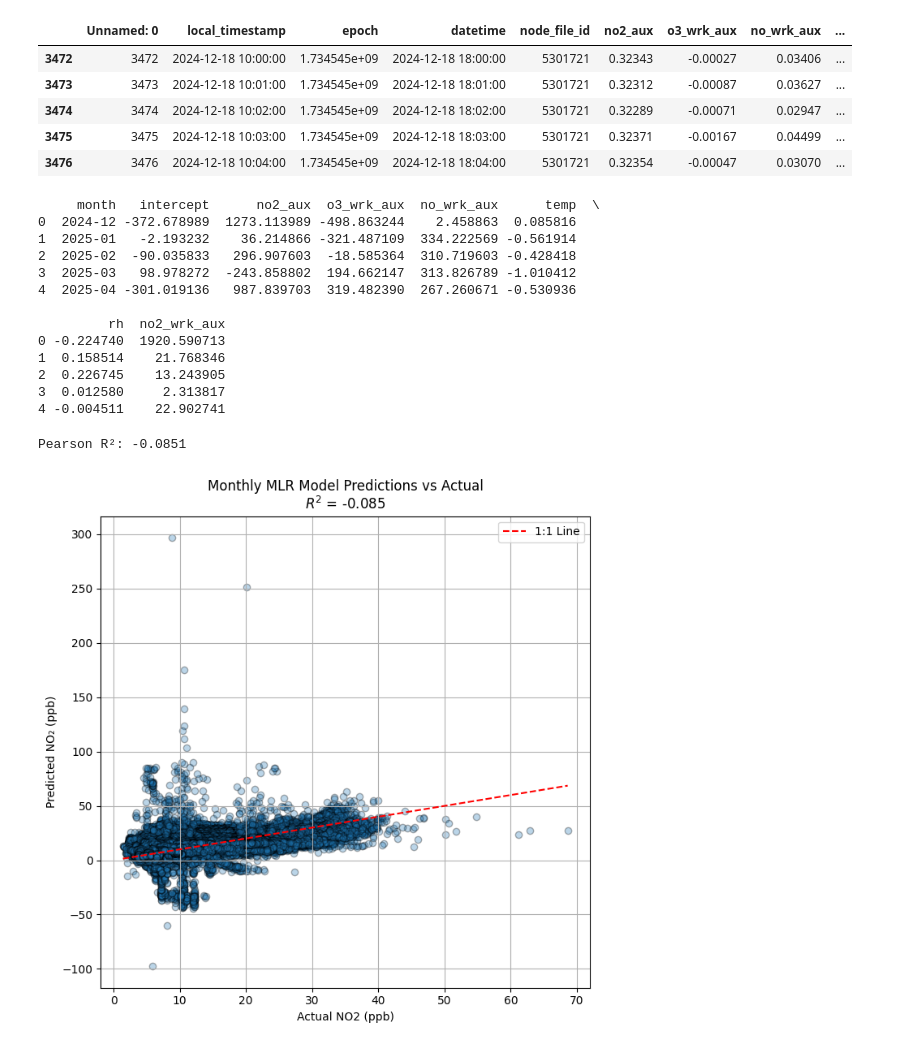
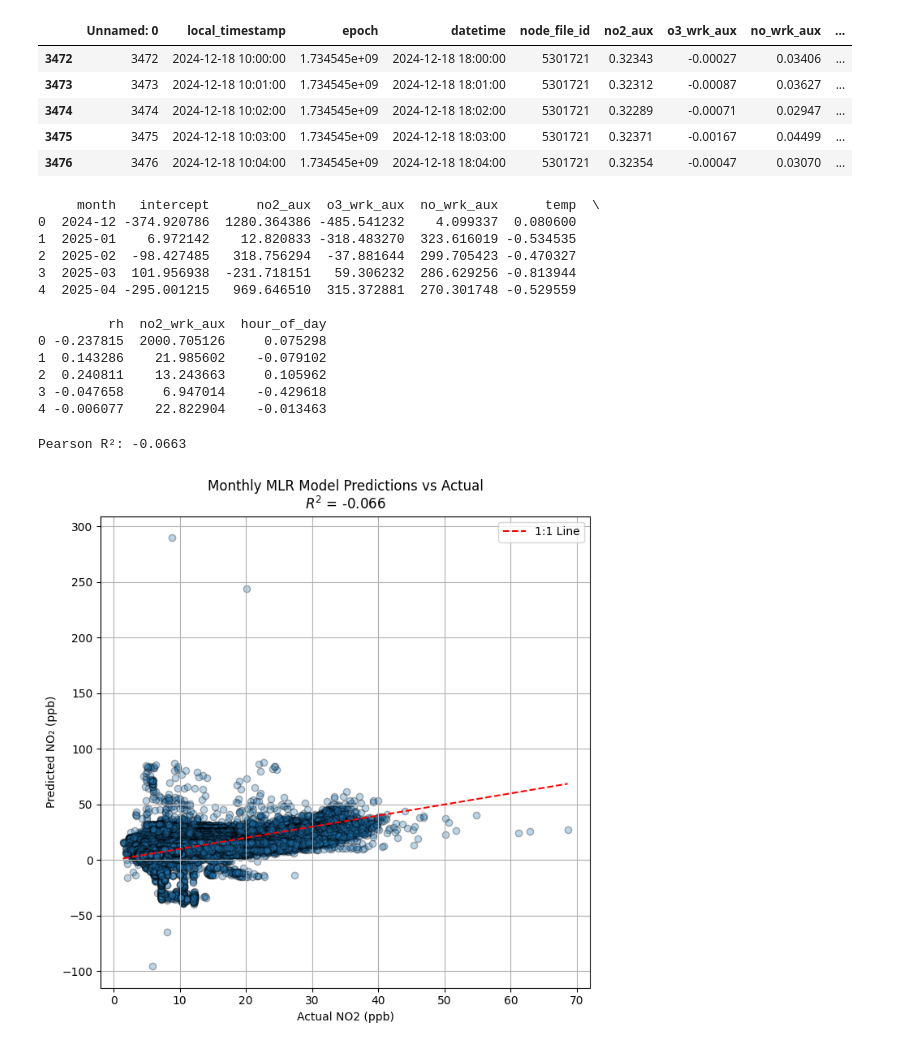
Before and after one commit to jacklardner/regression-data-EDA, a Jupyter notebook: regressions_last_attempt.ipynb, the cells around one changed output. Cells and saved outputs as stored; diff of their text form; code cells hidden in the pictures.

```diff
--- a/regressions_last_attempt.ipynb
+++ b/regressions_last_attempt.ipynb
@@ -86,9 +86,9 @@ low_rsd_df["datetime"] = pd.to_datetime(low_rsd_df["datetime"])
 
 low_rsd_hours = set(low_rsd_df["datetime"])
 full_df["hour"] = full_df["datetime_utc"].dt.floor("h")
+full_df["hour_of_day"] = full_df["datetime_utc"].dt.hour
+
 training_df = full_df[full_df["hour"].isin(low_rsd_hours)].copy()
-
-training_df.drop(columns="hour", inplace=True)
 training_df.head()
 # %% [output]
 |  | Unnamed: 0 | local_timestamp | epoch | datetime | node_file_id | no2_aux | o3_wrk_aux | no_wrk_aux | ... |
@@ -104,7 +104,7 @@ training_df["datetime_utc"] = pd.to_datetime(training_df["datetime_utc"])
 
 training_df["month"] = training_df["datetime_utc"].dt.to_period("M")
 
-features = ["no2_aux", "o3_wrk_aux", "no_wrk_aux", "temp", "rh", "no2_wrk_aux"]
+features = ["no2_aux", "o3_wrk_aux", "no_wrk_aux", "temp", "rh", "no2_wrk_aux", "hour_of_day"]
 target = "true_no2"
 
 coefficients_by_month = []
@@ -135,18 +135,18 @@ monthly_coefs_df = pd.DataFrame(coefficients_by_month)
 print(monthly_coefs_df.head())
 # %% [output]
      month   intercept      no2_aux  o3_wrk_aux  no_wrk_aux      temp  \
-0  2024-12 -372.678989  1273.113989 -498.863244    2.458863  0.085816
-1  2025-01   -2.193232    36.214866 -321.487109  334.222569 -0.561914
-2  2025-02  -90.035833   296.907603  -18.585364  310.719603 -0.428418
-3  2025-03   98.978272  -243.858802  194.662147  313.826789 -1.010412
-4  2025-04 -301.019136   987.839703  319.482390  267.260671 -0.530936
+0  2024-12 -374.920786  1280.364386 -485.541232    4.099337  0.080600
+1  2025-01    6.972142    12.820833 -318.483270  323.616019 -0.534535
+2  2025-02  -98.427485   318.756294  -37.881644  299.705423 -0.470327
+3  2025-03  101.956938  -231.718151   59.306232  286.629256 -0.813944
+4  2025-04 -295.001215   969.646510  315.372881  270.301748 -0.529559
 
-         rh  no2_wrk_aux
-0 -0.224740  1920.590713
-1  0.158514    21.768346
-2  0.226745    13.243905
-3  0.012580     2.313817
-4 -0.004511    22.902741
+         rh  no2_wrk_aux  hour_of_day
+0 -0.237815  2000.705126     0.075298
+1  0.143286    21.985602    -0.079102
+2  0.240811    13.243663     0.105962
+3 -0.047658     6.947014    -0.429618
+4 -0.006077    22.822904    -0.013463
 # %%
 from sklearn.metrics import r2_score
 
@@ -154,7 +154,7 @@ full_df["datetime_utc"] = pd.to_datetime(full_df["datetime_utc"])
 full_df["month"] = full_df["datetime_utc"].dt.to_period("M")
 
 
-features = ["no2_aux", "o3_wrk_aux", "no_wrk_aux", "temp", "rh", "no2_wrk_aux"]
+features = ["no2_aux", "o3_wrk_aux", "no_wrk_aux", "temp", "rh", "no2_wrk_aux", "hour_of_day"]
 full_df = full_df.dropna(subset=features + ["true_no2"])
 
 full_df["predicted_no2"] = np.nan
@@ -168,35 +168,35 @@ model_dict = {
 }
 
 for month, group in full_df.groupby('month'):
     if str(month) not in model_dict:
         continue
 
     model = model_dict[str(month)]
     X = group[features].values
     preds = np.dot(X, model["coefs"]) + model["intercept"]
     full_df.loc[group.index, "predicted_no2"] = preds
 
 valid_df = full_df.dropna(subset=["predicted_no2", "true_no2"])
 
 r2 = r2_score(valid_df["true_no2"], valid_df["predicted_no2"])
 print(f"Pearson R²: {r2:.4f}")
 
 
 plt.figure(figsize=(7, 7))
 plt.scatter(valid_df["true_no2"], valid_df["predicted_no2"], alpha=0.3, edgecolor="k")
 plt.plot([valid_df["true_no2"].min(), valid_df["true_no2"].max()],
          [valid_df["true_no2"].min(), valid_df["true_no2"].max()],
          color="red", linestyle="--", label="1:1 Line")
 plt.xlabel("Actual NO2 (ppb)")
 plt.ylabel("Predicted NO₂ (ppb)")
 plt.title(f'Monthly MLR Model Predictions vs Actual\n$R^2$ = {r2:.3f}')
 plt.legend()
 plt.grid(True)
 plt.tight_layout()
 plt.show()
 # %% [output]
-Pearson R²: -0.0851
+Pearson R²: -0.0663
-[figure, old version]
+[figure, new version]
 # %%
 valid_df = valid_df[(valid_df["predicted_no2"] >= 0) & (valid_df["predicted_no2"] <= 150)]
 r2 = r2_score(valid_df["true_no2"], valid_df["predicted_no2"])
```
Also changed, not shown: parts of 8 cells of this notebook, 1 other file.
